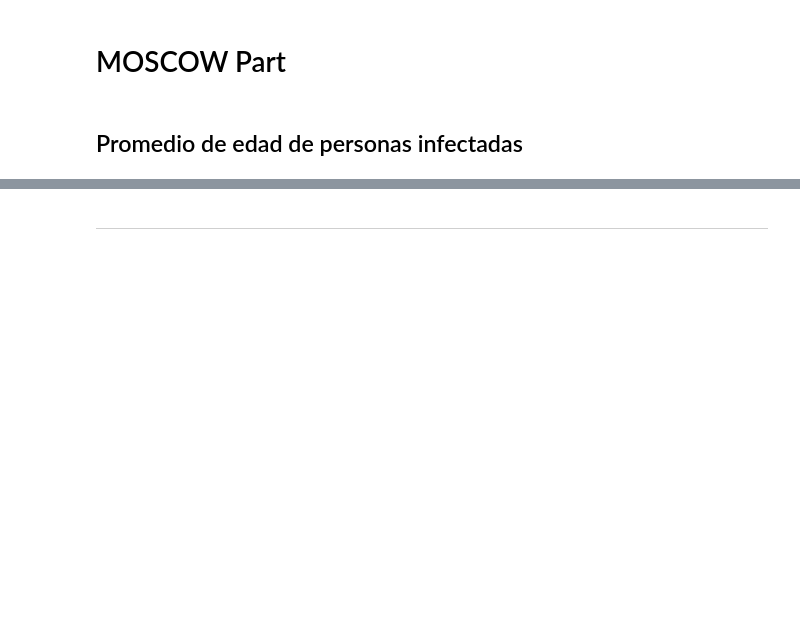
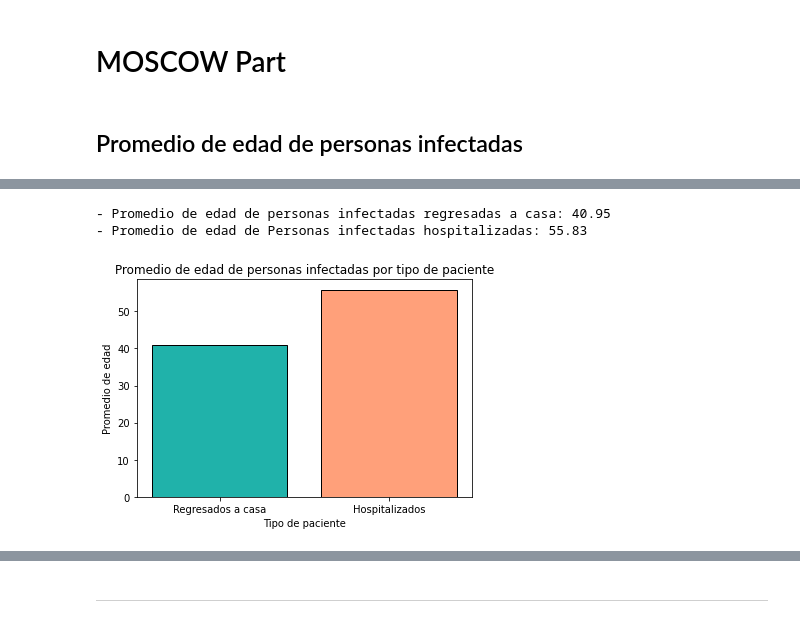
Before and after one commit to SamuelG0319/Final_Project_DS, a Jupyter notebook: cleanning-data.ipynb, the cells around one changed output, grey strips where cells are left out. Drawn from its saved outputs; the diff is of its cells as text; code cells hidden in the pictures; blank space fills up the shorter version.

```diff
--- a/cleanning-data.ipynb
+++ b/cleanning-data.ipynb
@@ -157,0 +238,28 @@ ___
+# %%
+# Filtra solo las personas infectadas
+personas_infectadas = df_null[df_null['Covid_Not_Covid'] == 1]
+
+# Calcula el promedio de edad para dos tipos de pacientes por separado
+promedio_edad_regresados_casa = personas_infectadas[personas_infectadas['PATIENT_TYPE'] == 1]['AGE'].mean()
+promedio_edad_hospitalizados = personas_infectadas[personas_infectadas['PATIENT_TYPE'] == 2]['AGE'].mean()
+
+# Imprime el promedio de edad por tipo de paciente en texto
+print(f'- Promedio de edad de personas infectadas regresadas a casa: {promedio_edad_regresados_casa:.2f}')
+print(f'- Promedio de edad de Personas infectadas hospitalizadas: {promedio_edad_hospitalizados:.2f}')
+
+# Crear un gráfico de barras para el promedio de edad por tipo de paciente de personas infectadas
+categorias = ['Regresados a casa', 'Hospitalizados']
+promedios_edad = [promedio_edad_regresados_casa, promedio_edad_hospitalizados]
+
+# Etiquetas del gráfico
+plt.bar(categorias, promedios_edad, color=['lightseagreen', 'lightsalmon'], edgecolor='black')
+plt.title('Promedio de edad de personas infectadas por tipo de paciente')
+plt.xlabel('Tipo de paciente')
+plt.ylabel('Promedio de edad')
+
+# Muestra el gráfico
+plt.show()
+# %% [output]
+- Promedio de edad de personas infectadas regresadas a casa: 40.95
+- Promedio de edad de Personas infectadas hospitalizadas: 55.83
+[figure, added]
```
Also changed, not shown: parts of 30 cells of this notebook.
